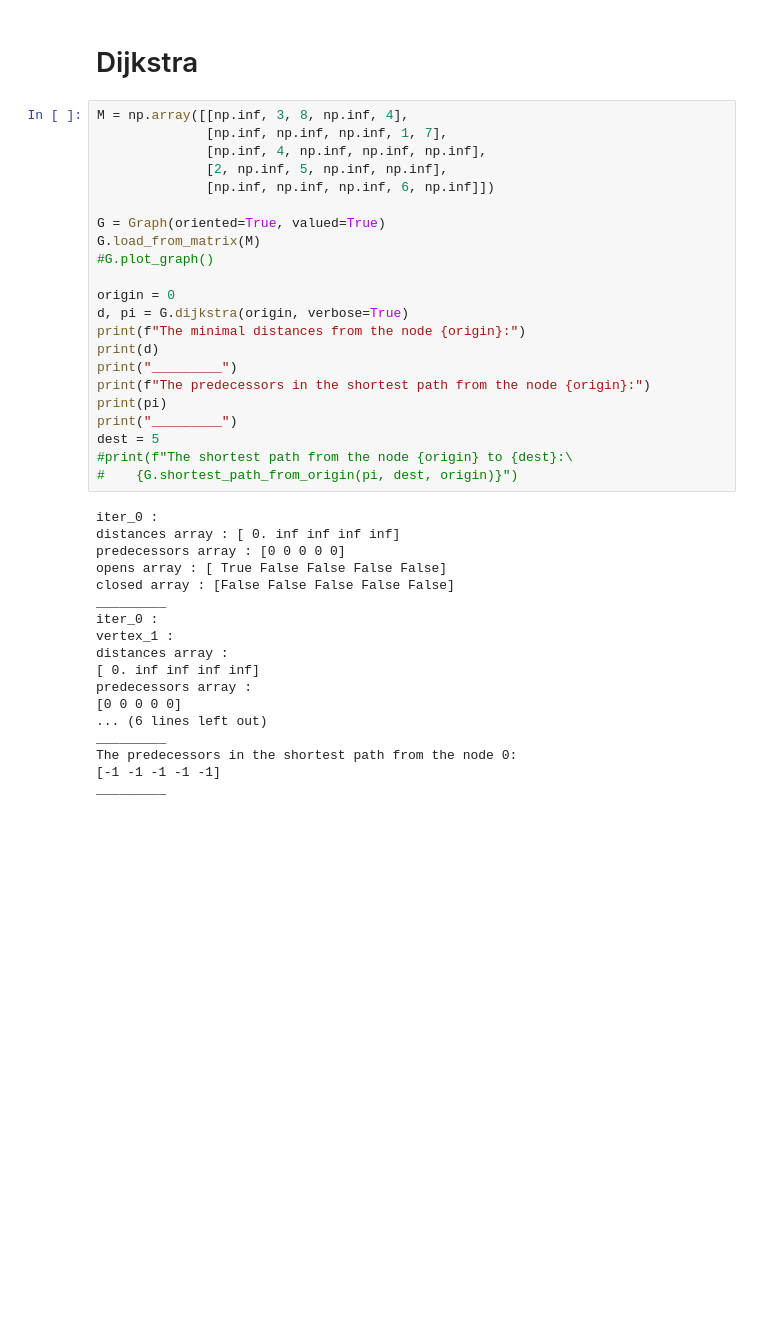
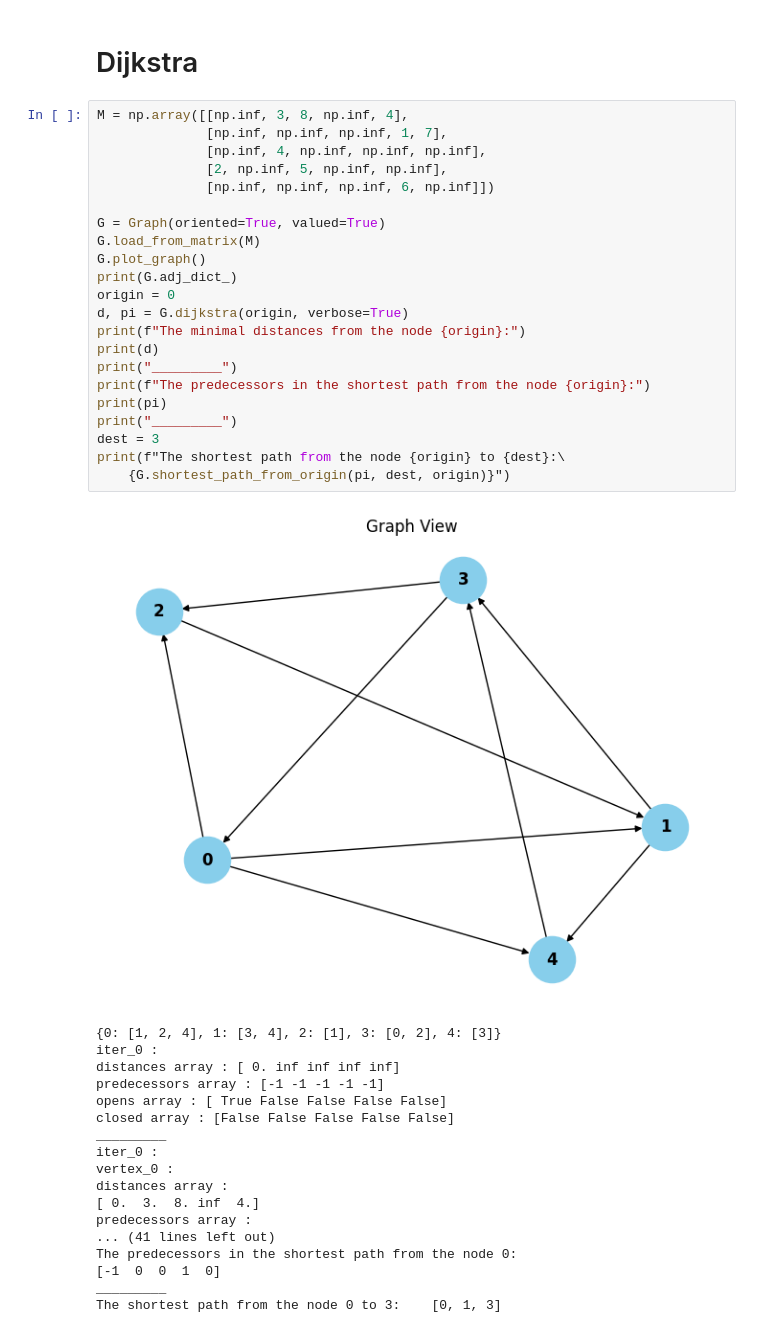
Before and after one commit to akef215/graph_theory, a Jupyter notebook: graph_demo1.ipynb, the cells around one changed output. Saved outputs shown, nothing was run; the diff lists cells and outputs as text; blank space fills up the shorter version.

```diff
--- a/graph_demo1.ipynb
+++ b/graph_demo1.ipynb
@@ -92,40 +94,41 @@ a path from 1 to 5 is : [1, 4, 3, 5]
 # %%
 M = np.array([[np.inf, 3, 8, np.inf, 4],
               [np.inf, np.inf, np.inf, 1, 7],
               [np.inf, 4, np.inf, np.inf, np.inf],
               [2, np.inf, 5, np.inf, np.inf],
               [np.inf, np.inf, np.inf, 6, np.inf]])
 
 G = Graph(oriented=True, valued=True)
 G.load_from_matrix(M)
-#G.plot_graph()
-
+G.plot_graph()
+print(G.adj_dict_)
 origin = 0
 d, pi = G.dijkstra(origin, verbose=True)
 print(f"The minimal distances from the node {origin}:")
 print(d)
 print("_________")
 print(f"The predecessors in the shortest path from the node {origin}:")
 print(pi)
 print("_________")
-dest = 5
-#print(f"The shortest path from the node {origin} to {dest}:\
-#    {G.shortest_path_from_origin(pi, dest, origin)}")
+dest = 3
+print(f"The shortest path from the node {origin} to {dest}:\
+    {G.shortest_path_from_origin(pi, dest, origin)}")
 # %% [output]
+[figure, added]
+{0: [1, 2, 4], 1: [3, 4], 2: [1], 3: [0, 2], 4: [3]}
 iter_0 :
 distances array : [ 0. inf inf inf inf]
-predecessors array : [0 0 0 0 0]
+predecessors array : [-1 -1 -1 -1 -1]
 opens array : [ True False False False False]
 closed array : [False False False False False]
 _________
 iter_0 :
-vertex_1 :
+vertex_0 :
 distances array :
-[ 0. inf inf inf inf]
+[ 0.  3.  8. inf  4.]
 predecessors array :
-[0 0 0 0 0]
-... (6 lines left out)
+... (41 lines left out)
+The predecessors in the shortest path from the node 0:
+[-1  0  0  1  0]
 _________
-The predecessors in the shortest path from the node 0:
-[-1 -1 -1 -1 -1]
-_________
+The shortest path from the node 0 to 3:    [0, 1, 3]
```
Also changed, not shown: parts of 15 cells of this notebook, 1 other file.
